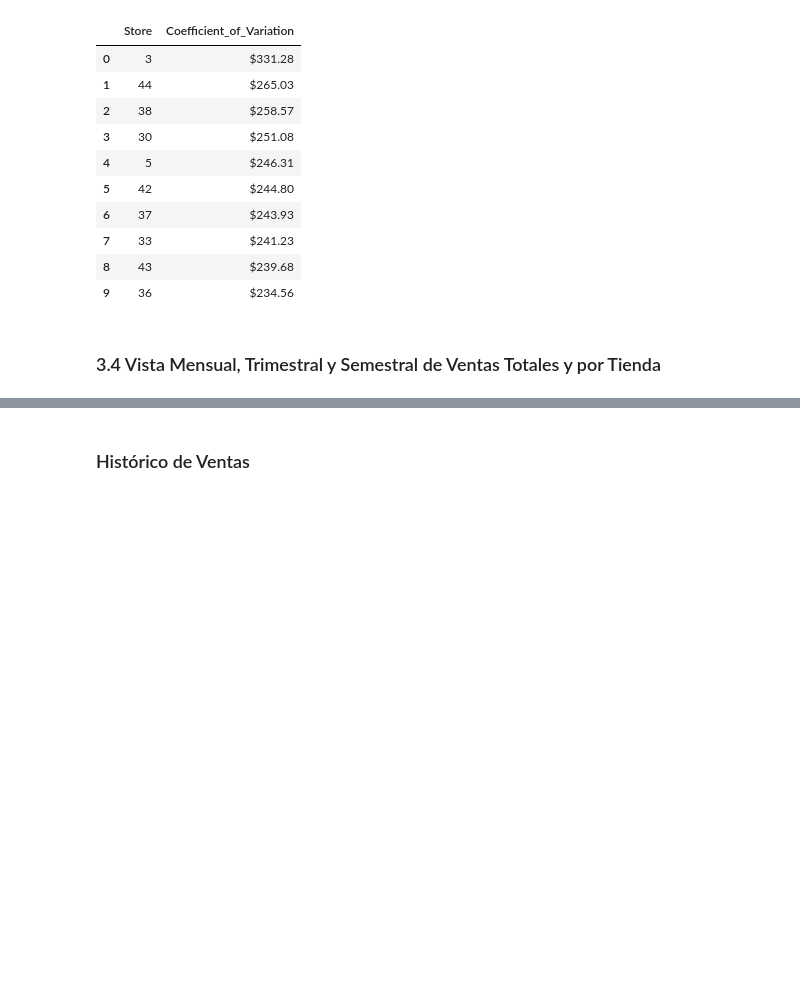
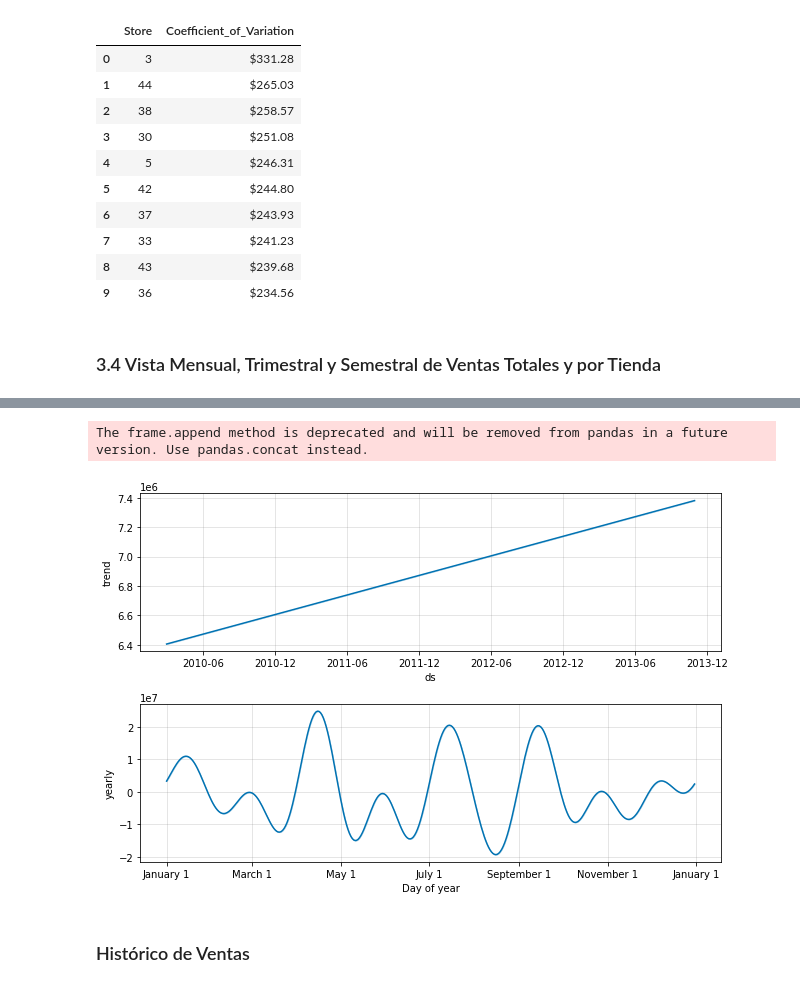
Before and after one commit to lebesguee/walmart_forecast, a Jupyter notebook: forecasting.ipynb, the cells around one changed output, grey strips where cells are left out. Saved outputs shown, nothing was run; the diff lists cells and outputs as text; code cells hidden in the pictures; blank space fills up the shorter version.

```diff
--- a/forecasting.ipynb
+++ b/forecasting.ipynb
@@ -131,0 +311,5 @@ SEMESTER_SALES_BY_STORE_W_RATE = SEMESTER_SALES_BY_STORE.assign(Growth_Rate=SEME
+# %%
+fig2 = m.plot_components(forecast)
+# %% [output]
+The frame.append method is deprecated and will be removed from pandas in a future version. Use pandas.concat instead.
+[figure, added]
```
Also changed, not shown: parts of 15 cells of this notebook.
